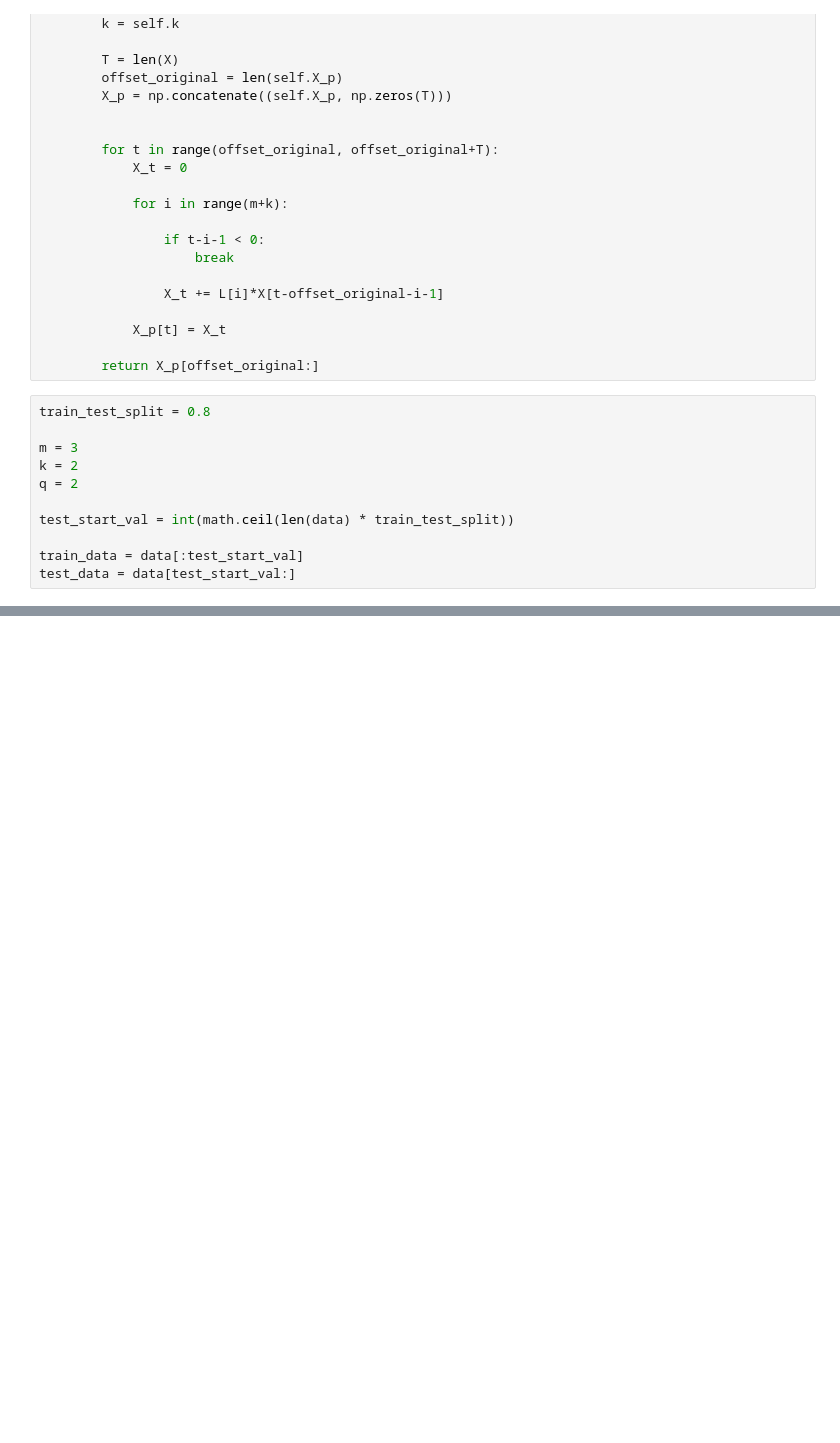
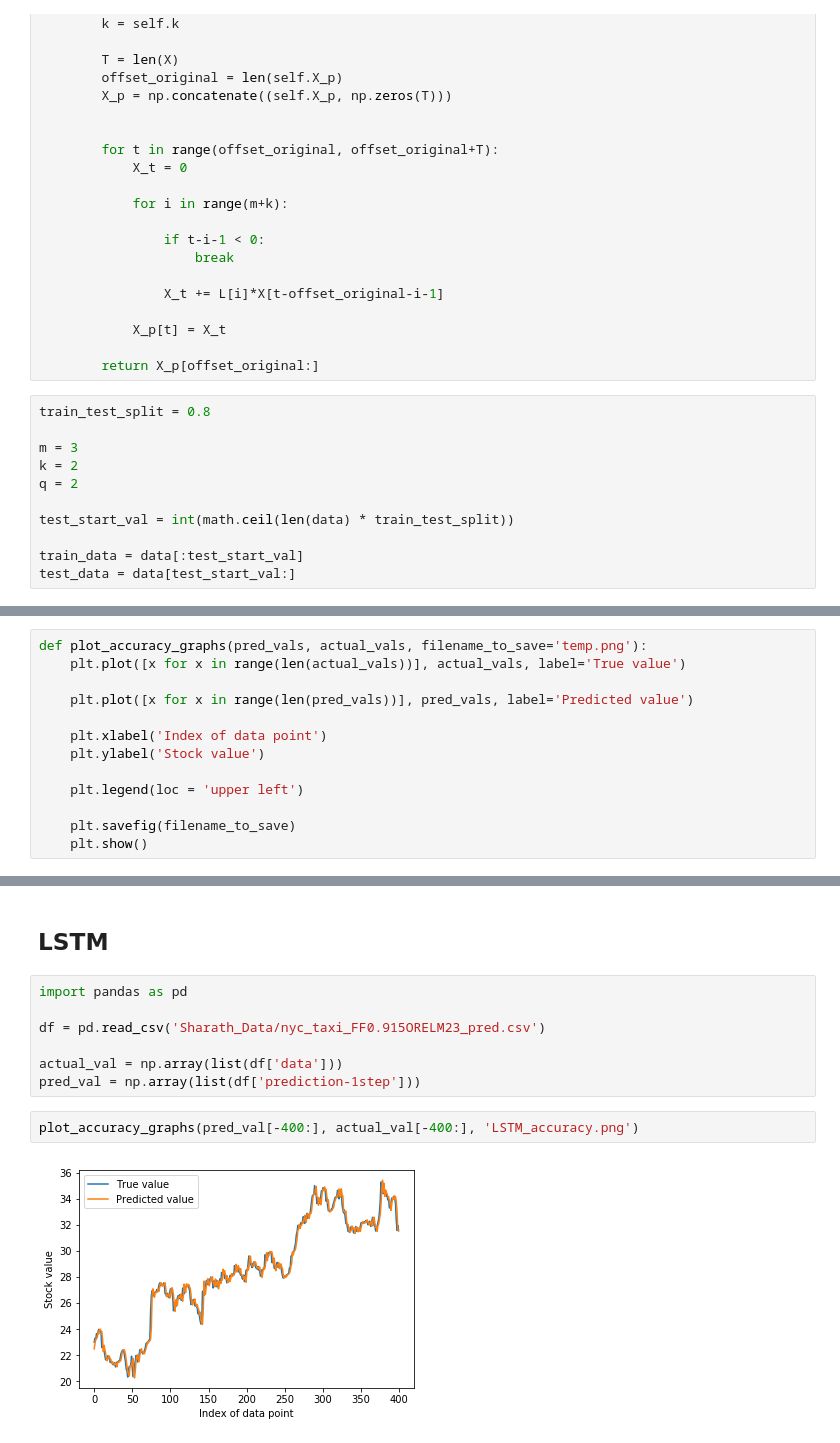
Before and after one commit to karthikpalavalli/Online-Models-for-Time-Series, a Jupyter notebook: ARMA-COMBINED.ipynb, the cells around one changed output, grey strips where cells are left out. Saved outputs shown, nothing was run; the diff lists cells and outputs as text; blank space fills up the shorter version.

Commit message:
added image

```diff
--- a/ARMA-COMBINED.ipynb
+++ b/ARMA-COMBINED.ipynb
@@ -264,0 +258,13 @@ test_data.shape[0]
+# %%
+def plot_accuracy_graphs(pred_vals, actual_vals, filename_to_save='temp.png'):
+    plt.plot([x for x in range(len(actual_vals))], actual_vals, label='True value')
+
+    plt.plot([x for x in range(len(pred_vals))], pred_vals, label='Predicted value')
+
+    plt.xlabel('Index of data point')
+    plt.ylabel('Stock value')
+
+    plt.legend(loc = 'upper left')
+
+    plt.savefig(filename_to_save)
+    plt.show()
@@ -264,0 +297,13 @@ test_data.shape[0]
+# %% [markdown]
+## LSTM
+# %%
+import pandas as pd
+
+df = pd.read_csv('Sharath_Data/nyc_taxi_FF0.915ORELM23_pred.csv')
+
+actual_val = np.array(list(df['data']))
+pred_val = np.array(list(df['prediction-1step']))
+# %%
+plot_accuracy_graphs(pred_val[-400:], actual_val[-400:], 'LSTM_accuracy.png')
+# %% [output]
+[figure, added]
```
Also changed, not shown: parts of 25 cells of this notebook, 1 other file.
